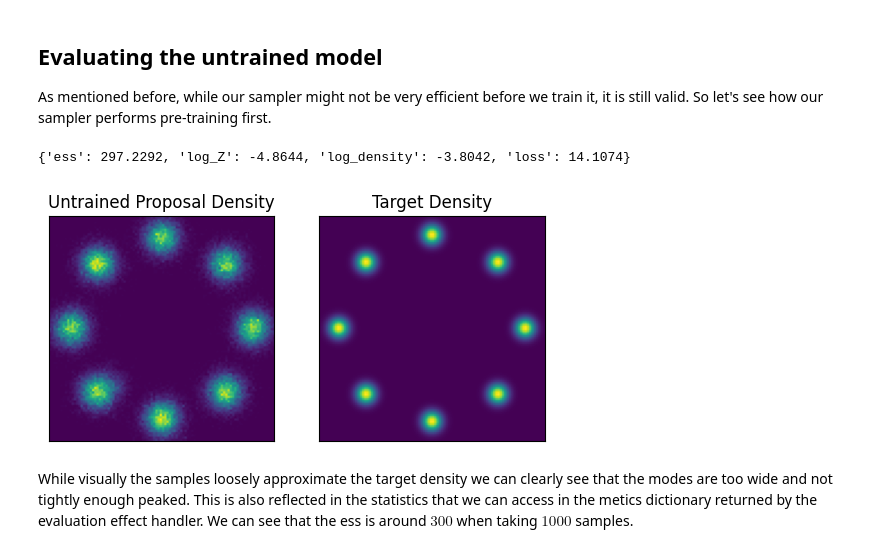
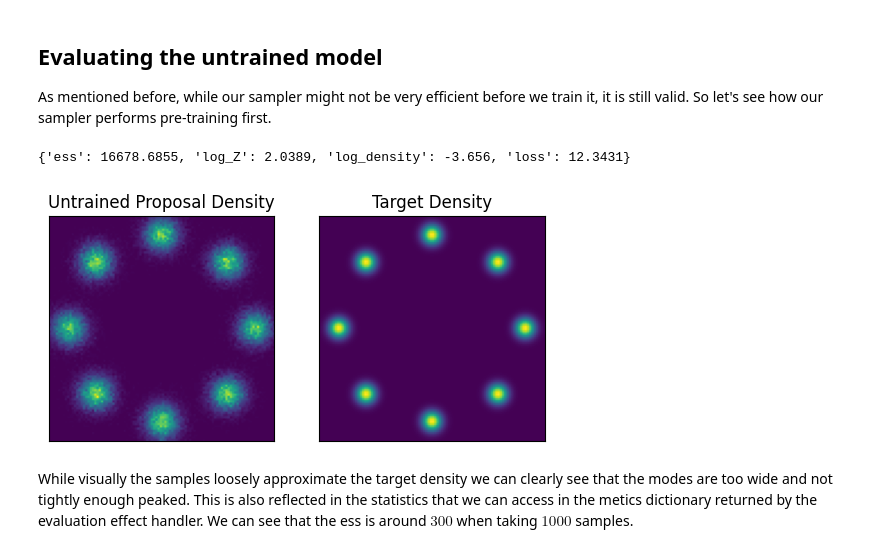
Before and after one commit to jax-ml/coix, a Jupyter notebook: notebooks/tutorial_part3_smcs.ipynb, the cells around one changed output. Saved outputs shown, nothing was run; the diff lists cells and outputs as text; code cells hidden in the pictures.

Commit message:
Fixed typos and bug (changed factor to unit node) in tutorial 2

```diff
--- a/notebooks/tutorial_part3_smcs.ipynb
+++ b/notebooks/tutorial_part3_smcs.ipynb
@@ -70,7 +70,7 @@ import numpyro.distributions as dist
 import numpyro
 numpyro.set_platform("cpu")
 
-def ring_gmm_log_density(x, M=8):
+def ring_gmm_log_density(x, M):
     angles = 2 * jnp.arange(1, M + 1) * jnp.pi / M
     mu = 10 * jnp.stack([jnp.sin(angles), jnp.cos(angles)], -1)
     sigma = jnp.sqrt(0.5)
@@ -79,11 +79,11 @@ def ring_gmm_log_density(x, M=8):
 def proposal_log_density(x):
     return dist.Normal(0, 5).log_prob(x).sum(-1)
 
-N = 100
-xrange = np.linspace(-12, 12, N)
+xrange = np.linspace(-12, 12, 100)
 m_xy = np.dstack(np.meshgrid(xrange, xrange))
-m_target = np.exp(ring_gmm_log_density(m_xy))
+m_target = np.exp(ring_gmm_log_density(m_xy, M=8))
 m_proposal = np.exp(proposal_log_density(m_xy))
+
 fig, (ax1, ax2) = plt.subplots(nrows=1, ncols=2)
 ax1.set_title("Proposal Density")
 ax1.imshow(m_proposal)
@@ -161,7 +161,8 @@ With all of our network definitions in place we can now define our model compone
 # %%
 def anneal_target(network, k=0):
     x = numpyro.sample("x", dist.Normal(0, 5).expand([2]).mask(False).to_event())
-    numpyro.factor("anneal_density", network.anneal_density(x, index=k))
+    #numpyro.factor("anneal_density", network.anneal_density(x, index=k))
+    numpyro.sample("anneal_density", dist.Unit(network.anneal_density(x, index=k)))
     return {"x": x},
 
 def anneal_forward(network, inputs, k=0):
@@ -182,7 +183,7 @@ from jax import random
 import coix
 coix.set_backend("coix.numpyro")
 
-def make_anneal(params, unroll=False, num_particles=10):
+def make_anneal(params, unroll=False, num_particles=10, num_targets=8):
     network = coix.util.BindModule(Networks(), params)
     # Add particle dimension and construct a program.
     make_particle_plate = lambda: numpyro.plate("particle", num_particles, dim=-1)
@@ -190,10 +191,10 @@ def make_anneal(params, unroll=False, num_particles=10):
     forwards = lambda k: make_particle_plate()(partial(anneal_forward, network, k=k))
     reverses = lambda k: make_particle_plate()(partial(anneal_reverse, network, k=k))
     if unroll:  # to unroll the algorithm, we provide a list of programs
-        targets = [targets(k) for k in range(8)]
-        forwards = [forwards(k) for k in range(7)]
-        reverses = [reverses(k) for k in range(7)]
-    program = coix.algo.nvi_rkl(targets, forwards, reverses, num_targets=8)
+        targets = [targets(k) for k in range(num_targets)]
+        forwards = [forwards(k) for k in range(num_targets-1)]
+        reverses = [reverses(k) for k in range(num_targets-1)]
+    program = coix.algo.nvi_rkl(targets, forwards, reverses, num_targets=num_targets)
     return program
 # %% [markdown]
 ## Evaluating the untrained model
@@ -202,38 +203,37 @@ As mentioned before, while our sampler might not be very efficient before we tra
 # %%
 from matplotlib.animation import FuncAnimation
 from matplotlib.patches import Ellipse, Rectangle
 
-def eval_program(seed, params):
+def eval_program(seed, params, num_particles):
     with numpyro.handlers.seed(rng_seed=seed):
-        p = make_anneal(params, unroll=True, num_particles=1000)
+        p = make_anneal(params, unroll=True, num_particles=num_particles)
         out, trace, metrics = coix.traced_evaluate(p)()
     return out, trace, metrics
 
 anneal_net = Networks()
 init_params = anneal_net.init(random.PRNGKey(0), jnp.zeros(2))
-rng_keys = random.split(random.PRNGKey(1), 100)
-_, trace, metrics = jax.vmap(eval_program, in_axes=(0, None))(rng_keys, init_params)
+_, trace, metrics = eval_program(random.PRNGKey(1), init_params, num_particles=100000)
 
 metrics.pop("log_weight")
 anneal_metrics = jax.tree_util.tree_map(lambda x: round(float(jnp.mean(x)), 4), metrics)
 print(anneal_metrics)
 
 fig, (ax1, ax2) = plt.subplots(nrows=1, ncols=2)
 x = trace["x"]["value"].reshape((-1, 2))
 H, xedges, yedges = np.histogram2d(x[:, 0], x[:, 1], range=[[-12, 12], [-12, 12]], bins=100)
 ax1.set_title("Untrained Proposal Density")
 ax1.imshow(H.T)
 xax1, yax1 = ax1.axes.get_xaxis(), ax1.axes.get_yaxis()
 xax1.set_visible(False)
 yax1.set_visible(False)
 ax2.set_title("Target Density")
 ax2.imshow(m_target)
 xax2, yax2 = ax2.axes.get_xaxis(), ax2.axes.get_yaxis()
 xax2.set_visible(False)
 yax2.set_visible(False)
 # %% [output]
-{'ess': 297.2292, 'log_Z': -4.8644, 'log_density': -3.8042, 'loss': 14.1074}
+{'ess': 16678.6855, 'log_Z': 2.0389, 'log_density': -3.656, 'loss': 12.3431}
-[figure, old version]
+[figure, new version]
 # %% [markdown]
 While visually the samples loosely approximate the target density we can clearly see that the modes are too wide and not tightly enough peaked. This is also reflected in the statistics that we can access in the metics dictionary returned by the evaluation effect handler. We can see that the ess is around $300$ when taking $1000$ samples.
 # %% [markdown]
```
Also changed, not shown: parts of 2 cells of this notebook, 2 other files.
